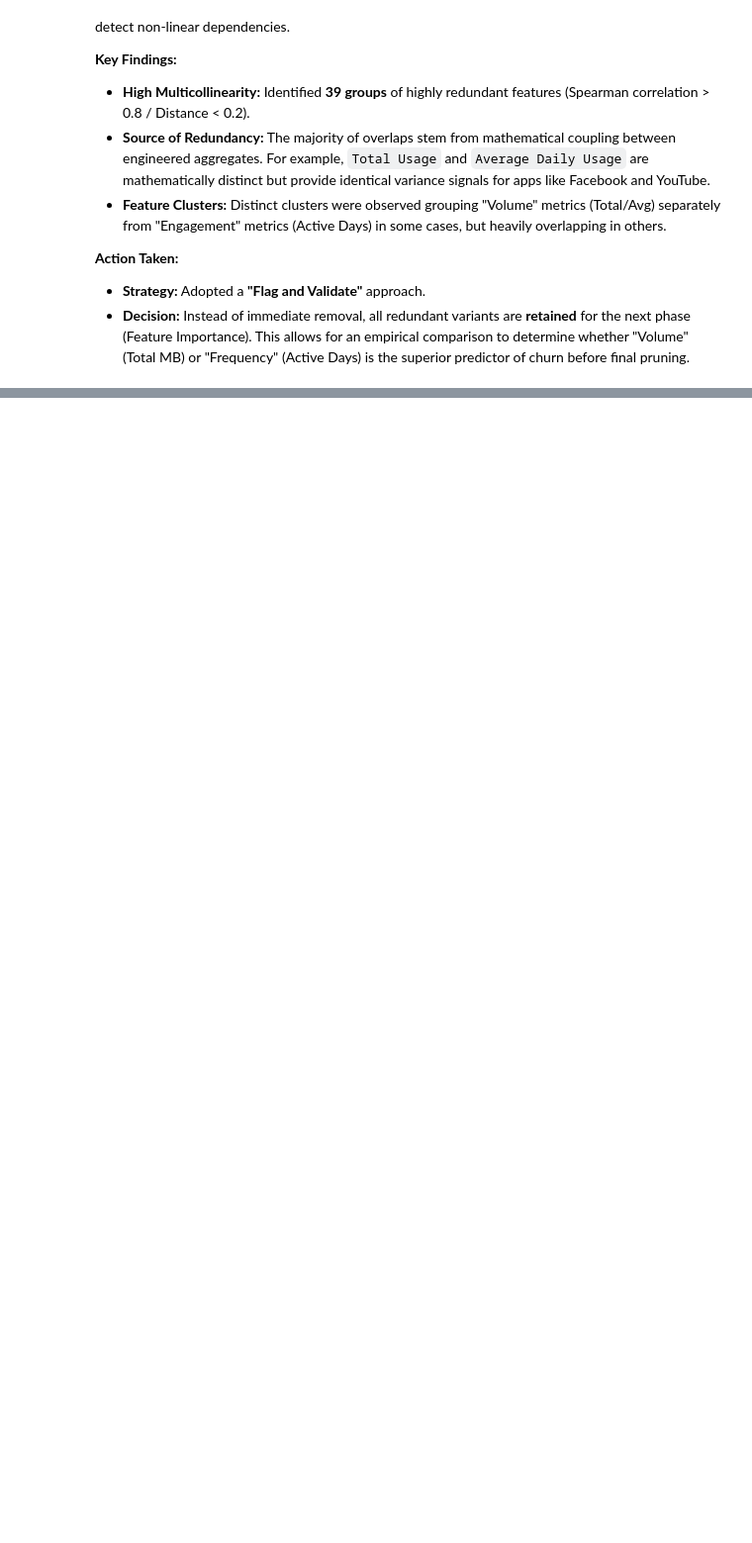
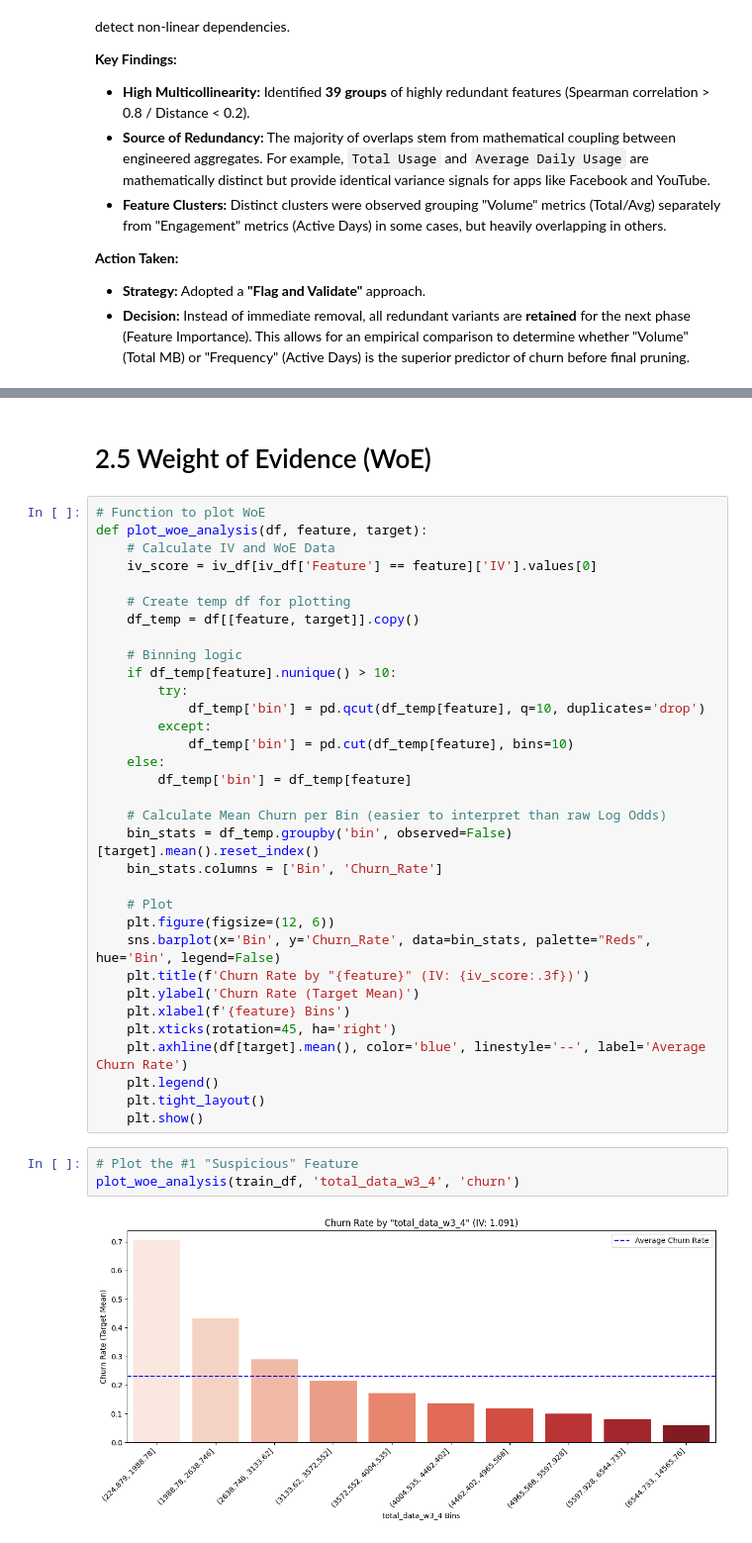
Before and after one commit to tejakusumah-y2008hub/telco-customer-churn-prediction, a Jupyter notebook: notebooks/2.0-yusuftejakusumah-exploratory-data-analysis.ipynb, the cells around one changed output, grey strips where cells are left out. Shown at 99% size. Drawn from its saved outputs; the diff is of its cells as text; blank space fills up the shorter version.

```diff
--- a/notebooks/2.0-yusuftejakusumah-exploratory-data-analysis.ipynb
+++ b/notebooks/2.0-yusuftejakusumah-exploratory-data-analysis.ipynb
@@ -166,0 +320,40 @@ Group 93: ['distinct_services_w3_4', 'change_in_distinct_services']
+# %% [markdown]
+# 2.5 Weight of Evidence (WoE)
+# %%
+# Function to plot WoE
+def plot_woe_analysis(df, feature, target):
+    # Calculate IV and WoE Data
+    iv_score = iv_df[iv_df['Feature'] == feature]['IV'].values[0]
+
+    # Create temp df for plotting
+    df_temp = df[[feature, target]].copy()
+
+    # Binning logic
+    if df_temp[feature].nunique() > 10:
+        try:
+            df_temp['bin'] = pd.qcut(df_temp[feature], q=10, duplicates='drop')
+        except:
+            df_temp['bin'] = pd.cut(df_temp[feature], bins=10)
+    else:
+        df_temp['bin'] = df_temp[feature]
+
+    # Calculate Mean Churn per Bin (easier to interpret than raw Log Odds)
+    bin_stats = df_temp.groupby('bin', observed=False)[target].mean().reset_index()
+    bin_stats.columns = ['Bin', 'Churn_Rate']
+
+    # Plot
+    plt.figure(figsize=(12, 6))
+    sns.barplot(x='Bin', y='Churn_Rate', data=bin_stats, palette="Reds", hue='Bin', legend=False)
+    plt.title(f'Churn Rate by "{feature}" (IV: {iv_score:.3f})')
+    plt.ylabel('Churn Rate (Target Mean)')
+    plt.xlabel(f'{feature} Bins')
+    plt.xticks(rotation=45, ha='right')
+    plt.axhline(df[target].mean(), color='blue', linestyle='--', label='Average Churn Rate')
+    plt.legend()
+    plt.tight_layout()
+    plt.show()
+# %%
+# Plot the #1 "Suspicious" Feature
+plot_woe_analysis(train_df, 'total_data_w3_4', 'churn')
+# %% [output]
+[figure, added]
```
Also changed, not shown: parts of 19 cells of this notebook, 1 other file.
